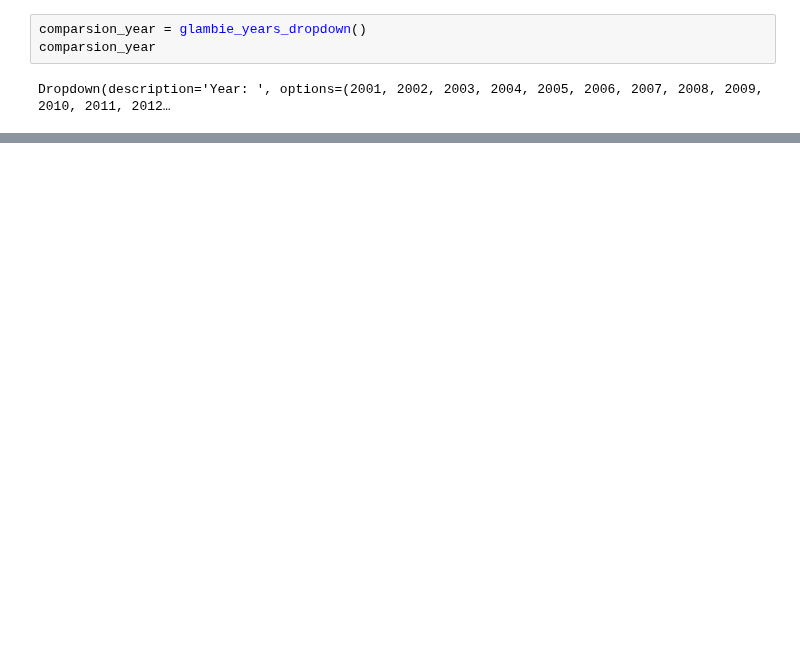
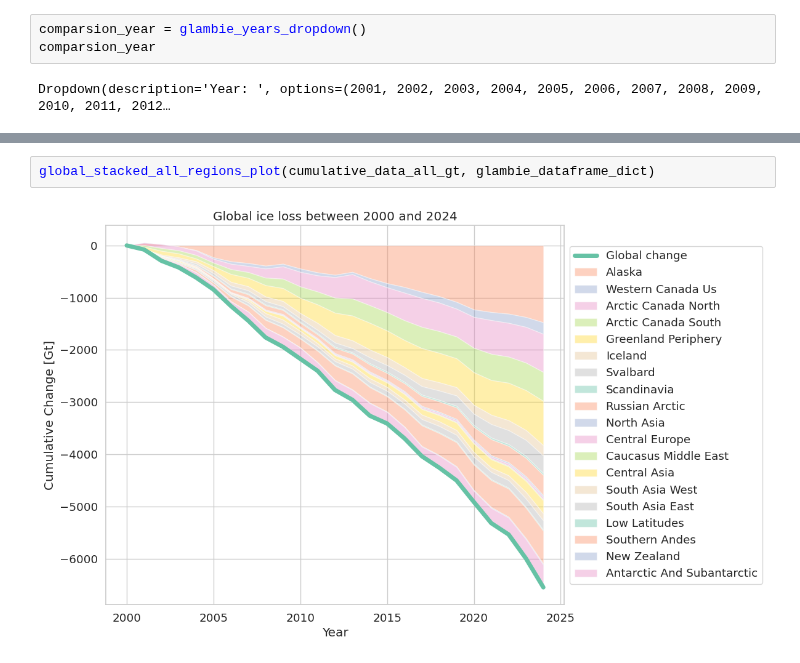
Before and after one commit to earthwave/glambie_demo_notebooks, a Jupyter notebook: glambie_global_plots.ipynb, the cells around one changed output, grey strips where cells are left out. Cells and saved outputs as stored; diff of their text form; blank space fills up the shorter version.

```diff
--- a/glambie_global_plots.ipynb
+++ b/glambie_global_plots.ipynb
@@ -104,0 +113,4 @@ histogram_of_region_contributions_to_global_loss_two_years(glambie_dataframe_dic
+# %%
+global_stacked_all_regions_plot(cumulative_data_all_gt, glambie_dataframe_dict)
+# %% [output]
+[figure, added]
```
Also changed, not shown: parts of 9 cells of this notebook, 2 other files.
